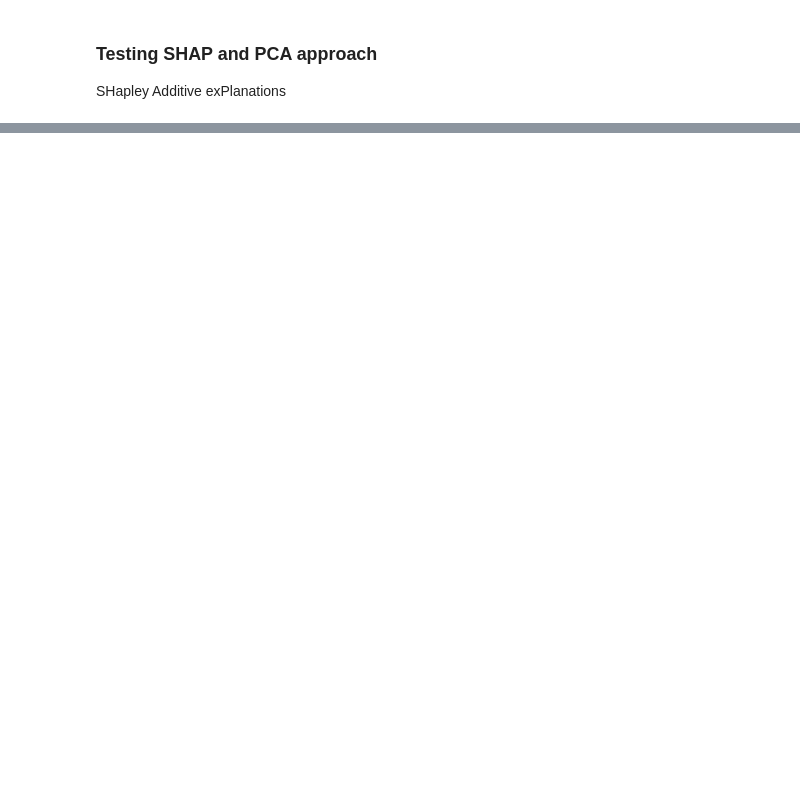
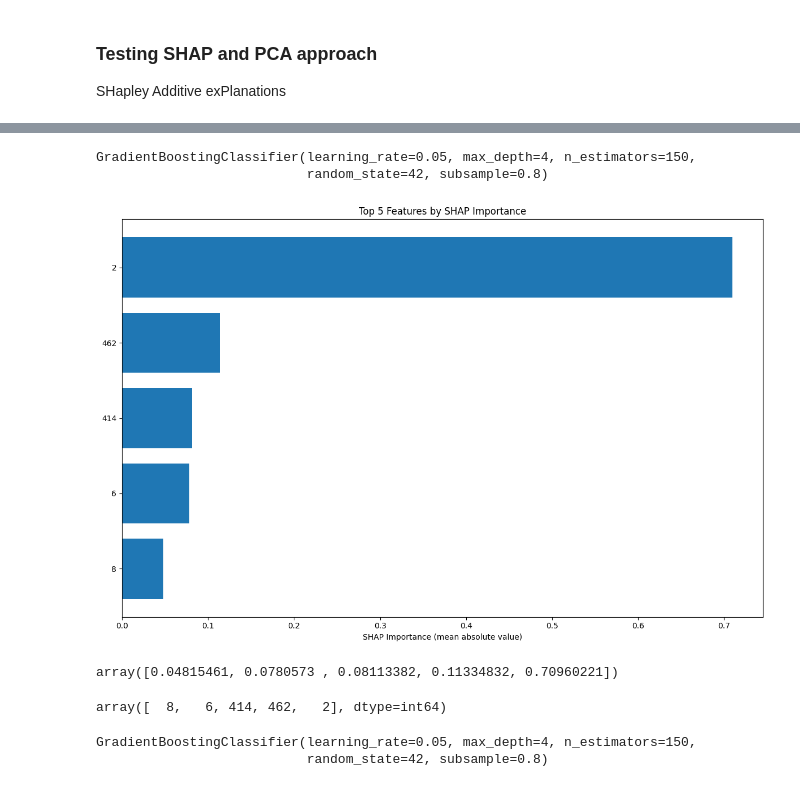
Before and after one commit to ssafiejko/aml_project_2, a Jupyter notebook: shap.ipynb, the cells around one changed output, grey strips where cells are left out. Cells and saved outputs as stored; diff of their text form; code cells hidden in the pictures; blank space fills up the shorter version.

Commit message:
updating shap and pca

```diff
--- a/shap.ipynb
+++ b/shap.ipynb
@@ -93,0 +38,4 @@ Top-20 Accuracy (k=1000) with 5 variables: 0.732
+# %%
+# initializing scaler
+scaler = tree_column_transformer
+X_scaled = scaler.fit_transform(X_train)
@@ -93,0 +51,59 @@ Top-20 Accuracy (k=1000) with 5 variables: 0.732
+# %%
+def compute_shap_importance(model, X, n_samples=1000):
+    """Compute SHAP values and return feature importance"""
+    if len(X) > n_samples:
+        sample_idx = np.random.choice(len(X), n_samples, replace=False)
+        X_sample = X[sample_idx]
+    else:
+        X_sample = X
+
+    # Compute SHAP values
+    explainer = shap.TreeExplainer(model)
+    shap_values = explainer.shap_values(X_sample)
+
+    # take mean absolute of SHAP values
+    if isinstance(shap_values, list):
+        shap_values = np.abs(shap_values[1])  # Class 1
+    else:
+        shap_values = np.abs(shap_values)
+
+    feature_importance = np.mean(shap_values, axis=0)
+
+    return feature_importance
+# %%
+gb_model.fit(X_scaled, y_train)
+# %% [output]
+GradientBoostingClassifier(learning_rate=0.05, max_depth=4, n_estimators=150,
+                           random_state=42, subsample=0.8)
+# %%
+# Get SHAP importance
+shap_importance = compute_shap_importance(gb_model, X_scaled)
+
+# Select top features
+top_feature_indices = np.argsort(shap_importance)[-TOP_K_FEATURES:]
+top_feature_scores = shap_importance[top_feature_indices]
+# %%
+plt.figure(figsize=(12, 8))
+plt.barh(range(TOP_K_FEATURES), top_feature_scores, align='center')
+plt.yticks(range(TOP_K_FEATURES), top_feature_indices)
+plt.xlabel("SHAP Importance (mean absolute value)")
+plt.title(f"Top {TOP_K_FEATURES} Features by SHAP Importance")
+plt.tight_layout()
+plt.show()
+# %% [output]
+[figure, added]
+# %%
+display(top_feature_scores)
+display(top_feature_indices)
+# %% [output]
+array([0.04815461, 0.0780573 , 0.08113382, 0.11334832, 0.70960221])
+array([  8,   6, 414, 462,   2], dtype=int64)
+# %%
+X_reduced = X_scaled[:, top_feature_indices]
+
+# Retrain model on selected features
+final_model = clone(gb_model)
+final_model.fit(X_reduced, y_train)
+# %% [output]
+GradientBoostingClassifier(learning_rate=0.05, max_depth=4, n_estimators=150,
+                           random_state=42, subsample=0.8)
```
Also changed, not shown: parts of 31 cells of this notebook.
